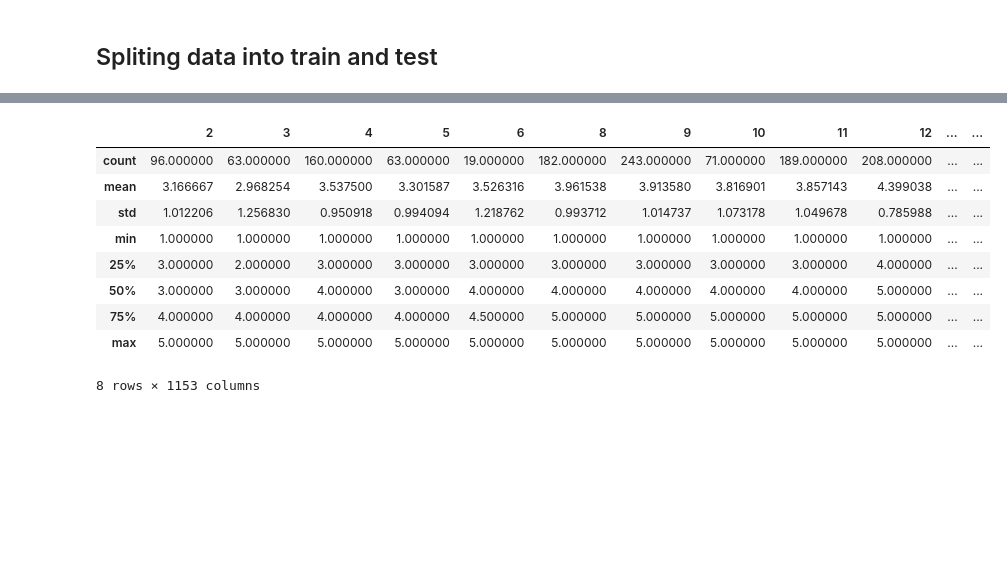
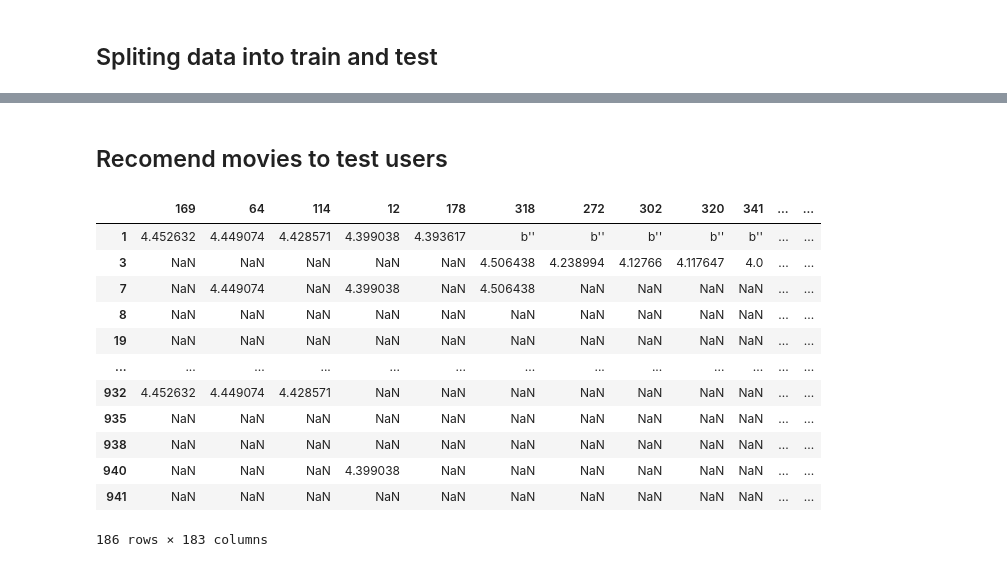
Before and after one commit to NikosKontou/6001-Project, a Jupyter notebook: project.ipynb, the cells around one changed output, grey strips where cells are left out. Cells and saved outputs as stored; diff of their text form; code cells hidden in the pictures; blank space fills up the shorter version.

Commit message:
Get from and assign recomendation to test users

```diff
--- a/project.ipynb
+++ b/project.ipynb
@@ -126,14 +142,30 @@ trainDataRatingsCount = trainData.notna().sum(axis= 0)
+# %% [markdown]
+## Recomend movies to test users
 # %%
-trainData.sum(axis=0)
-trainData.describe()
+# we need to recomend only rated movies so there is a valid comparison
+
+averageMovieRating = trainData.mean().sort_values(ascending= False)
+recomendedMovies = pd.DataFrame()
+for userIndex, row in testData.iterrows():
+    notNanCols = row.dropna().index
+    #get the first 5 top rated movies that the test user has seen
+    sortedCols = averageMovieRating[notNanCols].sort_values(ascending=False).index[:5]
+    top_values = averageMovieRating[sortedCols].values
+    recomendedMovies.loc[userIndex, sortedCols] = top_values
+
+# testData.to_csv("testData.csv", sep=',', encoding='utf-8', index=True, header=True)
+recomendedMovies
 # %% [output]
-|  | 2 | 3 | 4 | 5 | 6 | 8 | 9 | 10 | 11 | 12 | ... | ... |
-| count | 96.000000 | 63.000000 | 160.000000 | 63.000000 | 19.000000 | 182.000000 | 243.000000 | 71.000000 | 189.000000 | 208.000000 | ... | ... |
-| mean | 3.166667 | 2.968254 | 3.537500 | 3.301587 | 3.526316 | 3.961538 | 3.913580 | 3.816901 | 3.857143 | 4.399038 | ... | ... |
-| std | 1.012206 | 1.256830 | 0.950918 | 0.994094 | 1.218762 | 0.993712 | 1.014737 | 1.073178 | 1.049678 | 0.785988 | ... | ... |
-| min | 1.000000 | 1.000000 | 1.000000 | 1.000000 | 1.000000 | 1.000000 | 1.000000 | 1.000000 | 1.000000 | 1.000000 | ... | ... |
-| 25% | 3.000000 | 2.000000 | 3.000000 | 3.000000 | 3.000000 | 3.000000 | 3.000000 | 3.000000 | 3.000000 | 4.000000 | ... | ... |
-| 50% | 3.000000 | 3.000000 | 4.000000 | 3.000000 | 4.000000 | 4.000000 | 4.000000 | 4.000000 | 4.000000 | 5.000000 | ... | ... |
-| 75% | 4.000000 | 4.000000 | 4.000000 | 4.000000 | 4.500000 | 5.000000 | 5.000000 | 5.000000 | 5.000000 | 5.000000 | ... | ... |
-| max | 5.000000 | 5.000000 | 5.000000 | 5.000000 | 5.000000 | 5.000000 | 5.000000 | 5.000000 | 5.000000 | 5.000000 | ... | ... |
+|  | 169 | 64 | 114 | 12 | 178 | 318 | 272 | 302 | 320 | 341 | ... | ... |
+| 1 | 4.452632 | 4.449074 | 4.428571 | 4.399038 | 4.393617 | b'' | b'' | b'' | b'' | b'' | ... | ... |
+| 3 | NaN | NaN | NaN | NaN | NaN | 4.506438 | 4.238994 | 4.12766 | 4.117647 | 4.0 | ... | ... |
+| 7 | NaN | 4.449074 | NaN | 4.399038 | NaN | 4.506438 | NaN | NaN | NaN | NaN | ... | ... |
+| 8 | NaN | NaN | NaN | NaN | NaN | NaN | NaN | NaN | NaN | NaN | ... | ... |
+| 19 | NaN | NaN | NaN | NaN | NaN | NaN | NaN | NaN | NaN | NaN | ... | ... |
+| ... | ... | ... | ... | ... | ... | ... | ... | ... | ... | ... | ... | ... |
+| 932 | 4.452632 | 4.449074 | 4.428571 | NaN | NaN | NaN | NaN | NaN | NaN | NaN | ... | ... |
+| 935 | NaN | NaN | NaN | NaN | NaN | NaN | NaN | NaN | NaN | NaN | ... | ... |
+| 938 | NaN | NaN | NaN | NaN | NaN | NaN | NaN | NaN | NaN | NaN | ... | ... |
+| 940 | NaN | NaN | NaN | 4.399038 | NaN | NaN | NaN | NaN | NaN | NaN | ... | ... |
+| 941 | NaN | NaN | NaN | NaN | NaN | NaN | NaN | NaN | NaN | NaN | ... | ... |
-8 rows × 1153 columns
+186 rows × 183 columns
```
Also changed, not shown: parts of 1 cell of this notebook.
